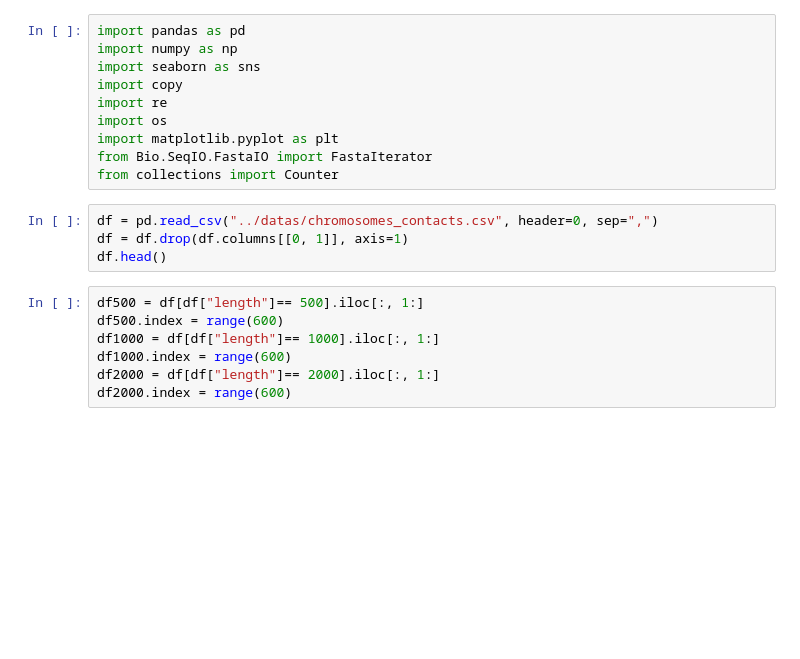
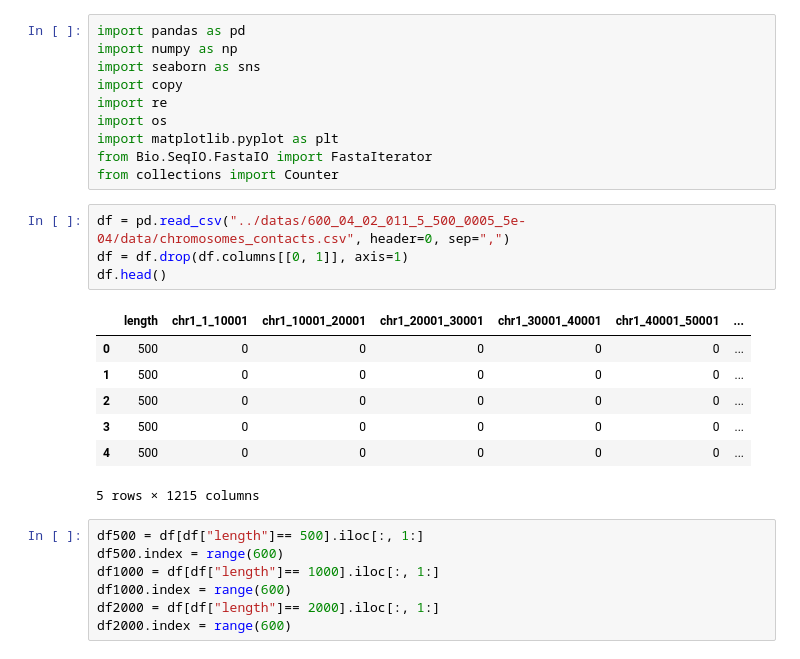
Before and after one commit to neonicoo/DSB_homologous_recombination_simulation, a Jupyter notebook: python_scripts/chromosomes_contacts_plots.ipynb, the cells around one changed output. Cells and saved outputs as stored; diff of their text form; blank space fills up the shorter version.

```diff
--- a/python_scripts/chromosomes_contacts_plots.ipynb
+++ b/python_scripts/chromosomes_contacts_plots.ipynb
@@ -11,9 +11,17 @@ import matplotlib.pyplot as plt
 from Bio.SeqIO.FastaIO import FastaIterator
 from collections import Counter
 # %%
-df = pd.read_csv("../datas/chromosomes_contacts.csv", header=0, sep=",")
+df = pd.read_csv("../datas/600_04_02_011_5_500_0005_5e-04/data/chromosomes_contacts.csv", header=0, sep=",")
 df = df.drop(df.columns[[0, 1]], axis=1)
 df.head()
+# %% [output]
+|  | length | chr1_1_10001 | chr1_10001_20001 | chr1_20001_30001 | chr1_30001_40001 | chr1_40001_50001 | ... |
+| 0 | 500 | 0 | 0 | 0 | 0 | 0 | ... |
+| 1 | 500 | 0 | 0 | 0 | 0 | 0 | ... |
+| 2 | 500 | 0 | 0 | 0 | 0 | 0 | ... |
+| 3 | 500 | 0 | 0 | 0 | 0 | 0 | ... |
+| 4 | 500 | 0 | 0 | 0 | 0 | 0 | ... |
+5 rows × 1215 columns
 # %%
 df500 = df[df["length"]== 500].iloc[:, 1:]
 df500.index = range(600)
```
Also changed, not shown: parts of 2 cells of this notebook.
